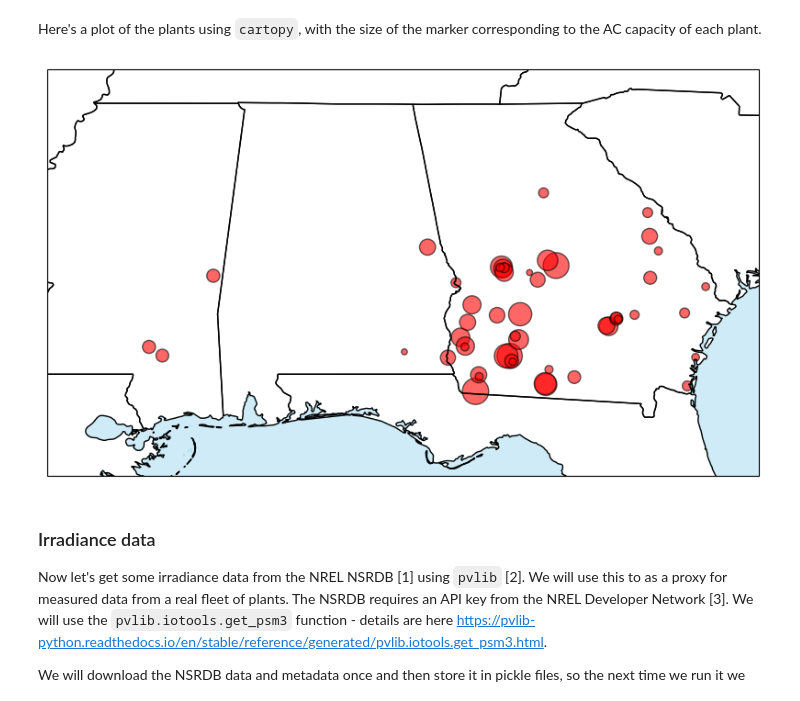
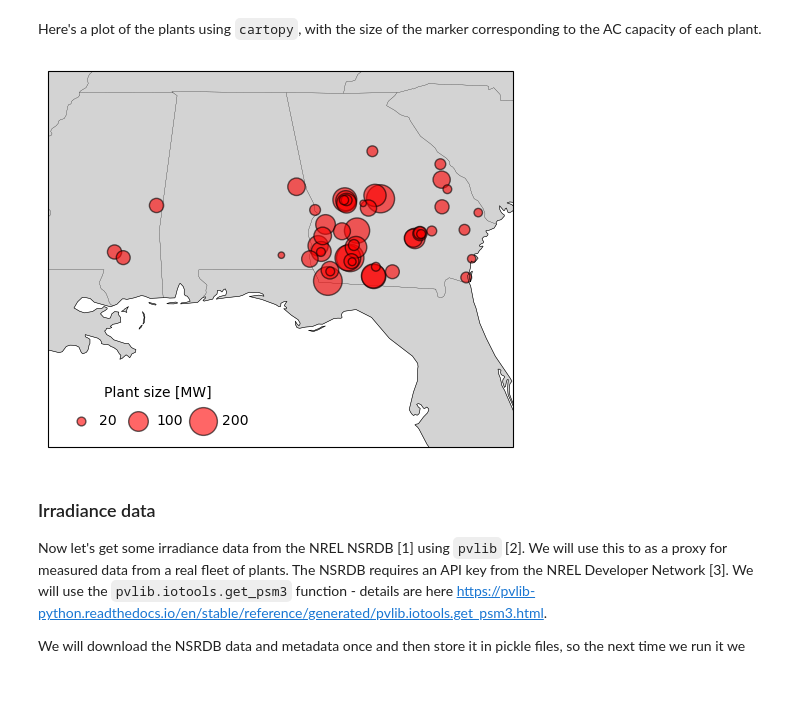
Before and after one commit to williamhobbs/solar-fleet-forecast-probability-tool, a Jupyter notebook: 02_solar_power_forecasts.ipynb, the cells around one changed output. Drawn from its saved outputs; the diff is of its cells as text; code cells hidden in the pictures.

Commit message:
updated plots for PVSC

```diff
--- a/02_solar_power_forecasts.ipynb
+++ b/02_solar_power_forecasts.ipynb
@@ -65,28 +65,39 @@ number of plants: 51
 # %% [markdown]
 Here's a plot of the plants using `cartopy`, with the size of the marker corresponding to the AC capacity of each plant.
 # %%
-fig = plt.figure(figsize=(10,10))
+fig = plt.figure(figsize=(6, 6))
 
-ax = fig.add_subplot(1,1,1, projection=crs.PlateCarree())
+ax = fig.add_subplot(1,1,1, projection=ccrs.PlateCarree())
 
-# ax.add_feature(cfeature.LAND, color="lightgrey", alpha=0.5)
-ax.add_feature(cfeature.OCEAN, color="skyblue", alpha=0.4)
-ax.add_feature(cfeature.STATES)
+resolution = '50m'
 
-ax.set_extent([-91, -80.5, 29.5, 35.5],
-              crs=crs.PlateCarree()) ## Important
+ax.add_feature(cfeature.LAND.with_scale(resolution), facecolor='lightgrey', zorder=0)
+ax.add_feature(cfeature.STATES.with_scale(resolution), facecolor='none', edgecolor='black', lw=0.1, zorder=0)
+ax.coastlines(resolution=resolution, edgecolor='black', lw=0.4)
 
+# ax.set_extent([-95, -79, 24, 38])
+ax.set_extent([-91, -80.5, 27, 35.5])
+
+marker_scaling = 2
+
+params = {'color': 'red', 'edgecolors': 'black', 'alpha': 0.6}
 
 plt.scatter(x=plants_df.longitude, y=plants_df.latitude,
-            color="red",
-            edgecolors='black',
-            s=plants_df.ac_capacity*2,
-            alpha=0.6,
-            transform=crs.PlateCarree()) ## Important
+            s=plants_df.ac_capacity*marker_scaling,
+            transform=ccrs.PlateCarree(),
+            **params
+)
+
+for size in [20, 100, 200]:
+    plt.scatter(0, 0, s=size*marker_scaling, transform=ccrs.PlateCarree(), **params, label=size)
+
+ax.legend(loc='lower left', title='Plant size [MW]', frameon=False, ncol=3,
+            borderaxespad=1, labelspacing=1, columnspacing=0.5, handletextpad=0.3)
+
 # plt.savefig("site_map.png", dpi=150, bbox_inches='tight') # <-- uncomment this to save the image
 plt.show()
 # %% [output]
-[figure, old version]
+[figure, new version]
 # %% [markdown]
 ### Irradiance data
 
```
Also changed, not shown: 5 other files.
